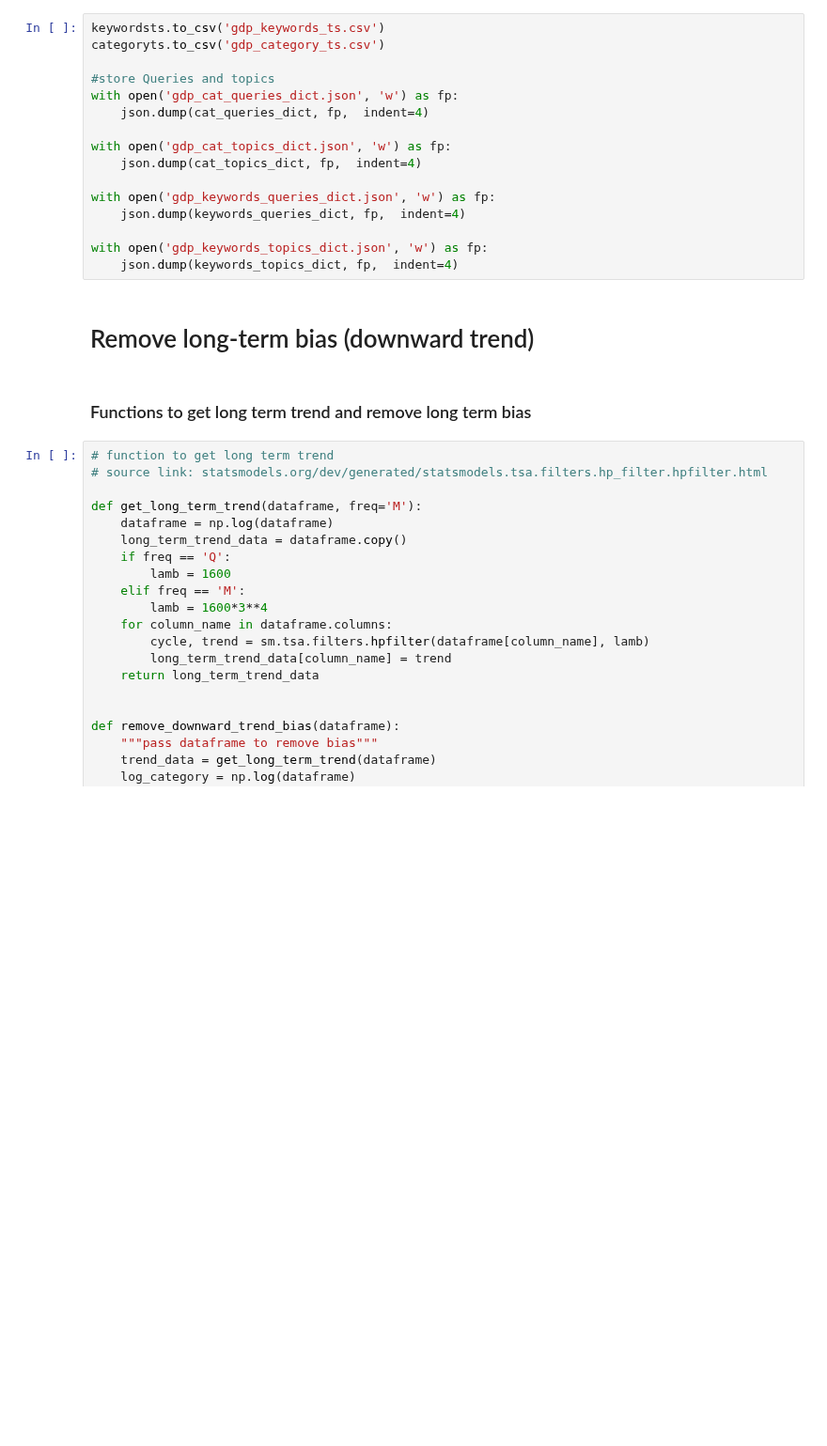
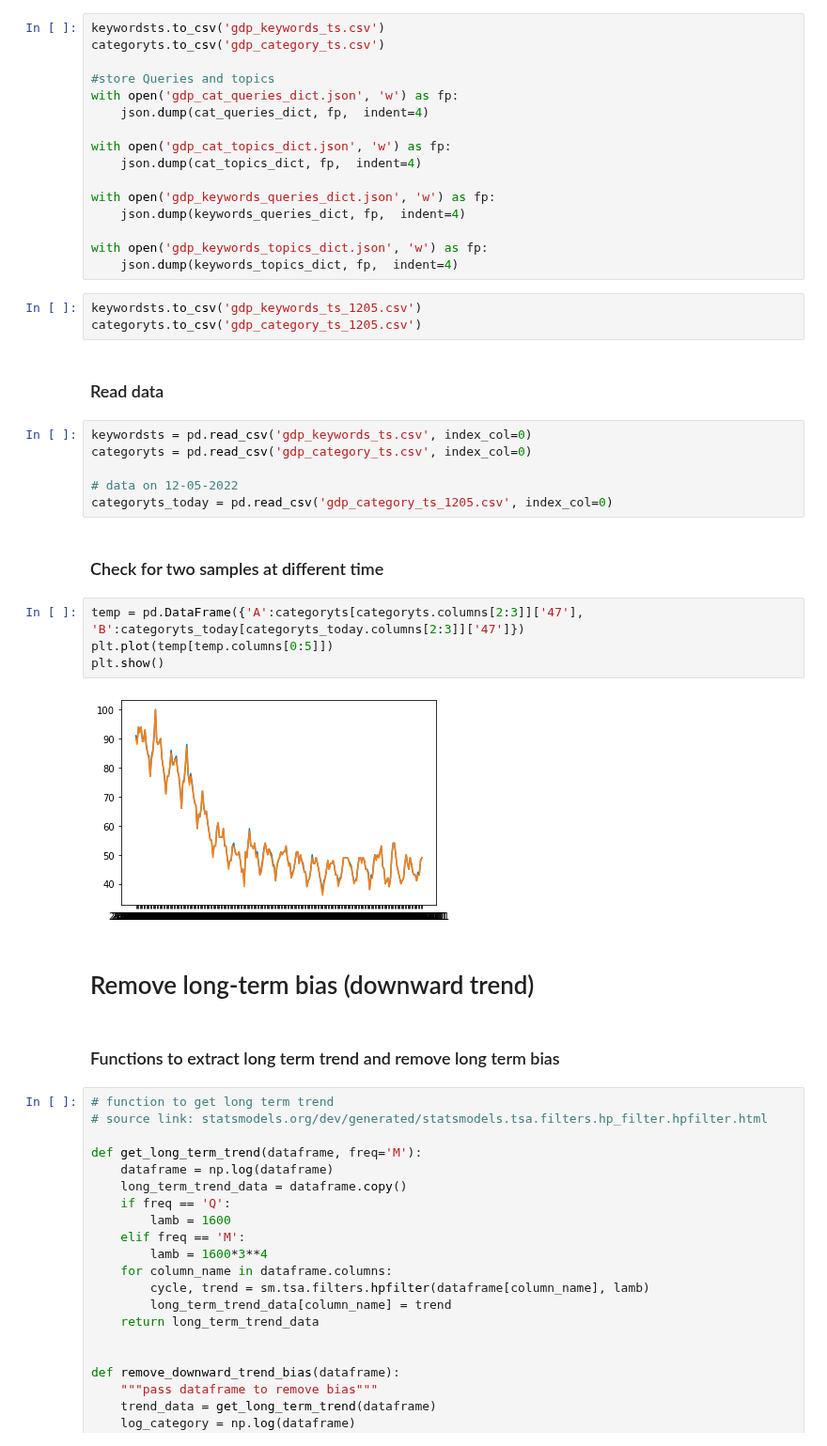
Before and after one commit to ubco-mds-2021-labs/capstone-project-googletrends_capstone, a Jupyter notebook: src/notebooks/gdp_notebook.ipynb, the cells around one changed output. Shown at 94% size. Drawn from its saved outputs; the diff is of its cells as text; blank space fills up the shorter version.

```diff
--- a/src/notebooks/gdp_notebook.ipynb
+++ b/src/notebooks/gdp_notebook.ipynb
@@ -223,10 +265,29 @@ with open('gdp_keywords_queries_dict.json', 'w') as fp:
 
 with open('gdp_keywords_topics_dict.json', 'w') as fp:
     json.dump(keywords_topics_dict, fp,  indent=4)
+# %%
+keywordsts.to_csv('gdp_keywords_ts_1205.csv')
+categoryts.to_csv('gdp_category_ts_1205.csv')
+# %% [markdown]
+### Read data
+# %%
+keywordsts = pd.read_csv('gdp_keywords_ts.csv', index_col=0)
+categoryts = pd.read_csv('gdp_category_ts.csv', index_col=0)
+
+# data on 12-05-2022
+categoryts_today = pd.read_csv('gdp_category_ts_1205.csv', index_col=0)
+# %% [markdown]
+### Check for two samples at different time
+# %%
+temp = pd.DataFrame({'A':categoryts[categoryts.columns[2:3]]['47'], 'B':categoryts_today[categoryts_today.columns[2:3]]['47']})
+plt.plot(temp[temp.columns[0:5]])
+plt.show()
+# %% [output]
+[figure, added]
 # %% [markdown]
 # Remove long-term bias (downward trend)
 # %% [markdown]
-### Functions to get long term trend and remove long term bias
+### Functions to extract long term trend and remove long term bias
 # %%
 # function to get long term trend
 # source link: statsmodels.org/dev/generated/statsmodels.tsa.filters.hp_filter.hpfilter.html
```
Also changed, not shown: parts of 8 cells of this notebook.
